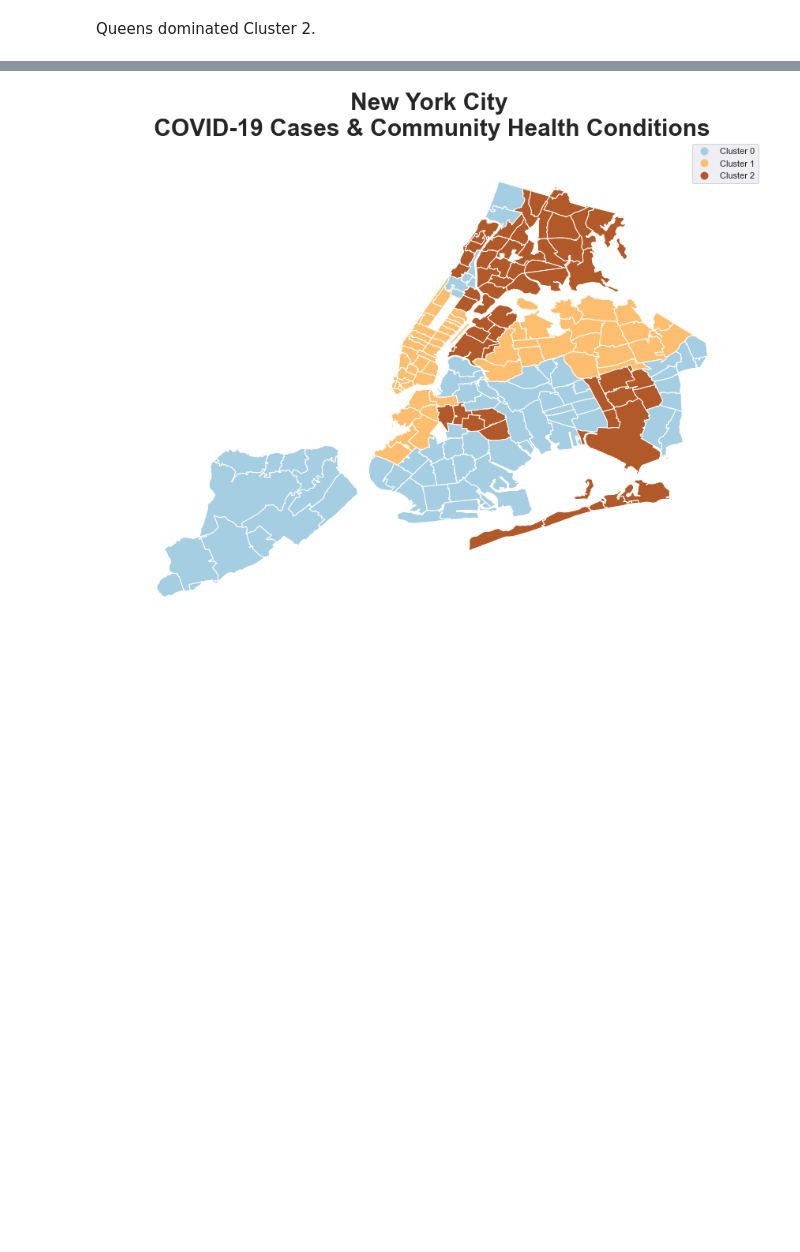
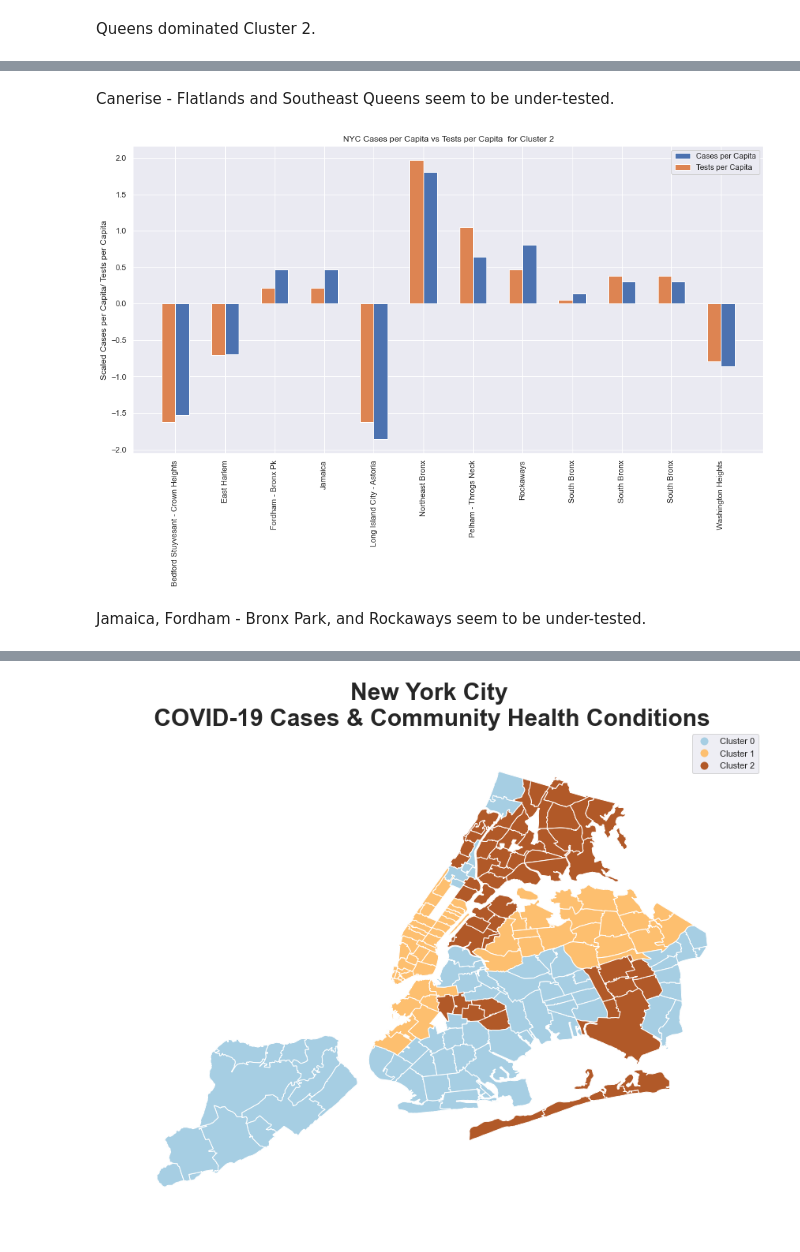
Before and after one commit to nqtri/mit_covid19_challenge, a Jupyter notebook: nyc_covid19_vs_health.ipynb, the cells around one changed output, grey strips where cells are left out. Cells and saved outputs as stored; diff of their text form; code cells hidden in the pictures; blank space fills up the shorter version.

```diff
--- a/nyc_covid19_vs_health.ipynb
+++ b/nyc_covid19_vs_health.ipynb
@@ -728,3 +755,33 @@ plt.show()
+# %% [markdown]
+Canerise - Flatlands and Southeast Queens seem to be under-tested.
+# %%
+labels = cluser_2['uhf34_neigh'] #UHF34 Neighborhoods
+
+x = np.arange(len(labels))  # the label locations
+width = 0.275  # the width of the bars
+
+
+scaled_positive_rate = scale(cluser_2['case_per_capita'])
+scaled_test_per_capita = scale(cluser_2['test_per_capita'])
+
+fig, ax = plt.subplots(figsize=(16, 8))
+rects1 = ax.bar(x + width/2, scaled_positive_rate, width, label='Cases per Capita')
+rects2 = ax.bar(x - width/2, scaled_test_per_capita, width, label='Tests per Capita')
+
+# Add some text for labels, title and custom x-axis tick labels, etc.
+ax.set_ylabel('Scaled Cases per Capita/ Tests per Capita')
+ax.set_title('NYC Cases per Capita vs Tests per Capita  for Cluster 2')
+ax.set_xticks(x)
+ax.set_xticklabels(labels)
+plt.xticks(rotation=90)
+
+ax.legend()
+
+plt.show()
+# %% [output]
+[figure, added]
+# %% [markdown]
+Jamaica, Fordham - Bronx Park, and Rockaways seem to be under-tested.
 # %%
 case_per_MODZCTA = test_by_zip.merge(case_per_neighborhood, left_on = 'uhf42_neigh', right_on = 'uhf42_neigh')
 
```
Also changed, not shown: parts of 4 cells of this notebook.
